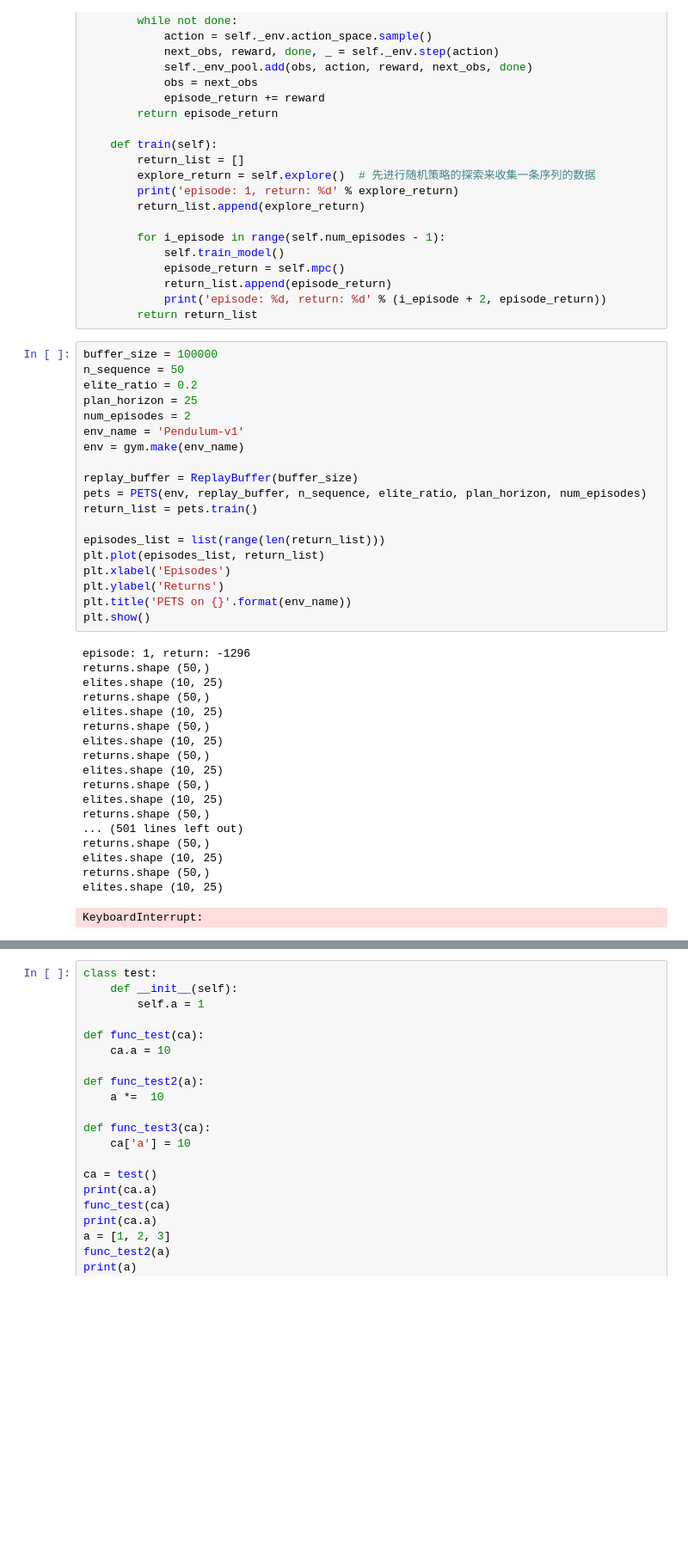
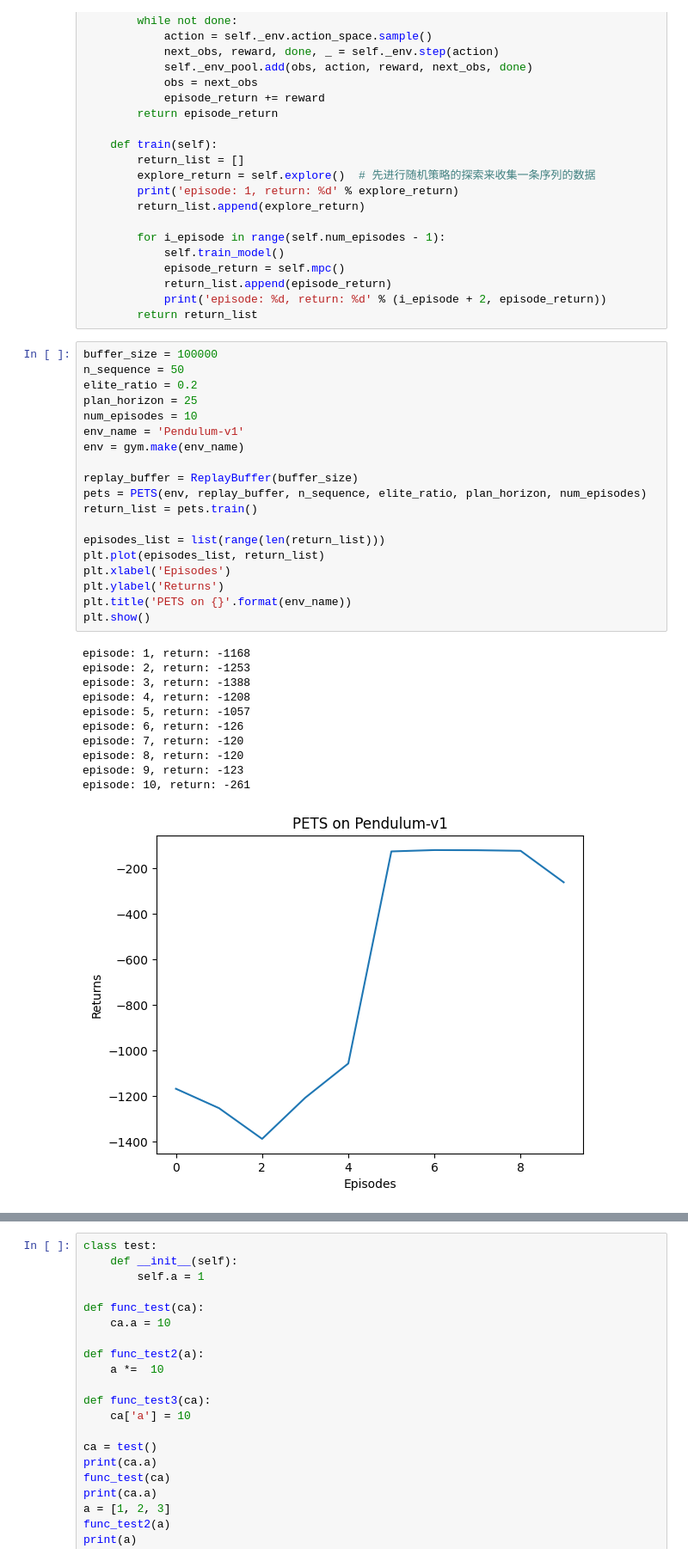
Before and after one commit to MildCloud/LearningReinforcementByHand, a Jupyter notebook: 15-MPC/main.ipynb, the cells around one changed output, grey strips where cells are left out. Shown: that part at 86% size. Cells and saved outputs as stored; diff of their text form; blank space fills up the shorter version.

```diff
--- a/15-MPC/main.ipynb
+++ b/15-MPC/main.ipynb
@@ -347,41 +347,34 @@ class PETS:
 # %%
 buffer_size = 100000
 n_sequence = 50
 elite_ratio = 0.2
 plan_horizon = 25
-num_episodes = 2
+num_episodes = 10
 env_name = 'Pendulum-v1'
 env = gym.make(env_name)
 
 replay_buffer = ReplayBuffer(buffer_size)
 pets = PETS(env, replay_buffer, n_sequence, elite_ratio, plan_horizon, num_episodes)
 return_list = pets.train()
 
 episodes_list = list(range(len(return_list)))
 plt.plot(episodes_list, return_list)
 plt.xlabel('Episodes')
 plt.ylabel('Returns')
 plt.title('PETS on {}'.format(env_name))
 plt.show()
 # %% [output]
-episode: 1, return: -1296
-returns.shape (50,)
-elites.shape (10, 25)
-returns.shape (50,)
-elites.shape (10, 25)
-returns.shape (50,)
-elites.shape (10, 25)
-returns.shape (50,)
-elites.shape (10, 25)
-returns.shape (50,)
-elites.shape (10, 25)
-returns.shape (50,)
-... (501 lines left out)
-returns.shape (50,)
-elites.shape (10, 25)
-returns.shape (50,)
-elites.shape (10, 25)
+episode: 1, return: -1168
+episode: 2, return: -1253
+episode: 3, return: -1388
+episode: 4, return: -1208
+episode: 5, return: -1057
+episode: 6, return: -126
+episode: 7, return: -120
+episode: 8, return: -120
+episode: 9, return: -123
+episode: 10, return: -261
-KeyboardInterrupt:
+[figure, added]
 # %%
 test_net = nn.Linear(3, 10)
 b = torch.arange(0, 27, dtype=torch.float32).reshape(3, 3, 3)
```
Also changed, not shown: parts of 1 cell of this notebook.
